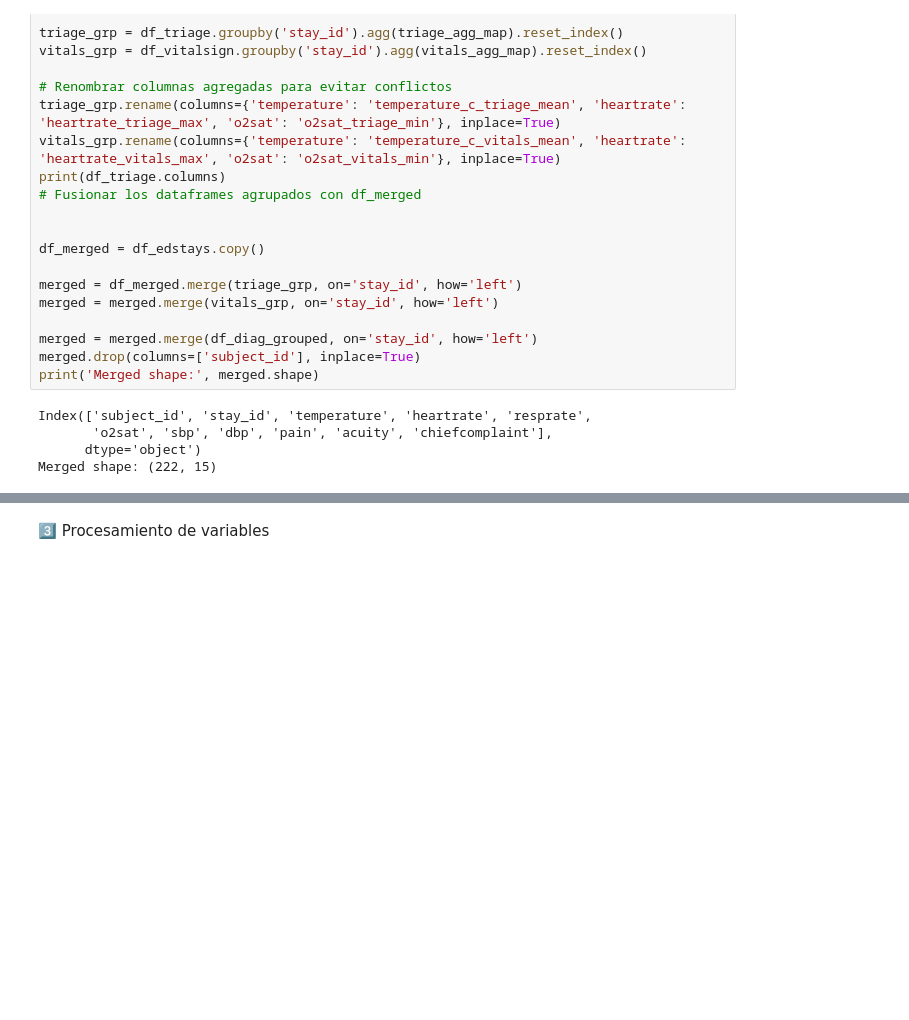
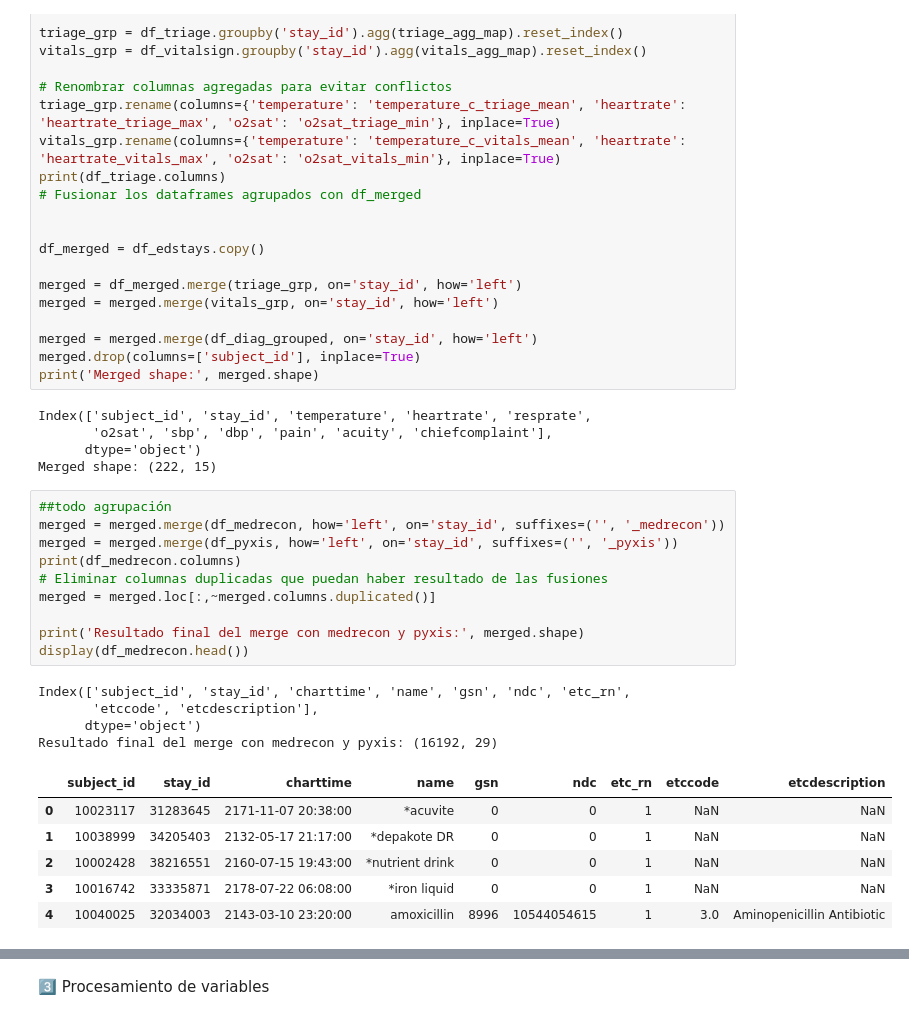
Before and after one commit to aaronblanco/TDI, a Jupyter notebook: Practica1.ipynb, the cells around one changed output, grey strips where cells are left out. Saved outputs shown, nothing was run; the diff lists cells and outputs as text; blank space fills up the shorter version.

```diff
--- a/Practica1.ipynb
+++ b/Practica1.ipynb
@@ -111,6 +111,27 @@ Index(['subject_id', 'stay_id', 'temperature', 'heartrate', 'resprate',
        'o2sat', 'sbp', 'dbp', 'pain', 'acuity', 'chiefcomplaint'],
       dtype='object')
 Merged shape: (222, 15)
+# %%
+##todo agrupación
+merged = merged.merge(df_medrecon, how='left', on='stay_id', suffixes=('', '_medrecon'))
+merged = merged.merge(df_pyxis, how='left', on='stay_id', suffixes=('', '_pyxis'))
+print(df_medrecon.columns)
+# Eliminar columnas duplicadas que puedan haber resultado de las fusiones
+merged = merged.loc[:,~merged.columns.duplicated()]
+
+print('Resultado final del merge con medrecon y pyxis:', merged.shape)
+display(df_medrecon.head())
+# %% [output]
+Index(['subject_id', 'stay_id', 'charttime', 'name', 'gsn', 'ndc', 'etc_rn',
+       'etccode', 'etcdescription'],
+      dtype='object')
+Resultado final del merge con medrecon y pyxis: (16192, 29)
+|  | subject_id | stay_id | charttime | name | gsn | ndc | etc_rn | etccode | etcdescription |
+| 0 | 10023117 | 31283645 | 2171-11-07 20:38:00 | *acuvite | 0 | 0 | 1 | NaN | NaN |
+| 1 | 10038999 | 34205403 | 2132-05-17 21:17:00 | *depakote DR | 0 | 0 | 1 | NaN | NaN |
+| 2 | 10002428 | 38216551 | 2160-07-15 19:43:00 | *nutrient drink | 0 | 0 | 1 | NaN | NaN |
+| 3 | 10016742 | 33335871 | 2178-07-22 06:08:00 | *iron liquid | 0 | 0 | 1 | NaN | NaN |
+| 4 | 10040025 | 32034003 | 2143-03-10 23:20:00 | amoxicillin | 8996 | 10544054615 | 1 | 3.0 | Aminopenicillin Antibiotic |
 # %%
 # Crear variables derivadas en el DataFrame 'merged'
 
```
Also changed, not shown: parts of 1 cell of this notebook.
